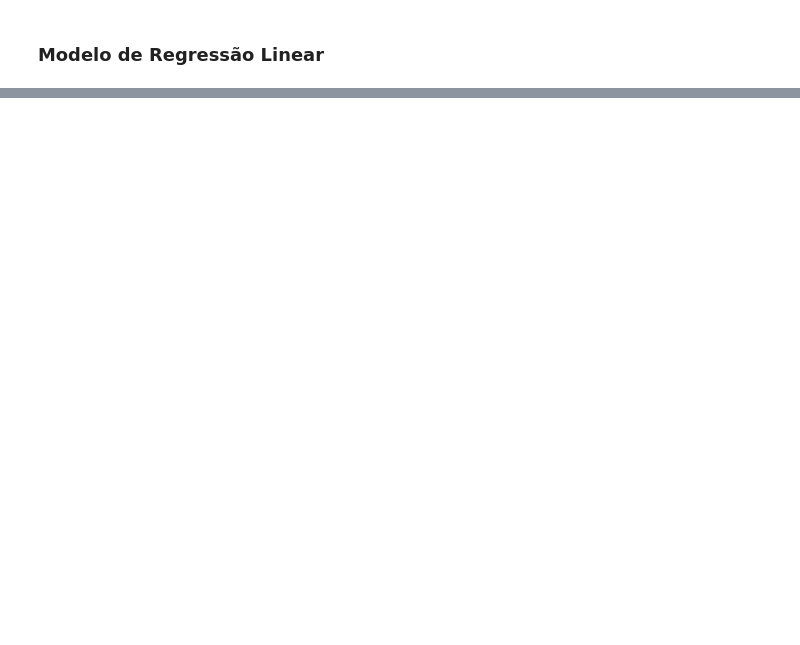
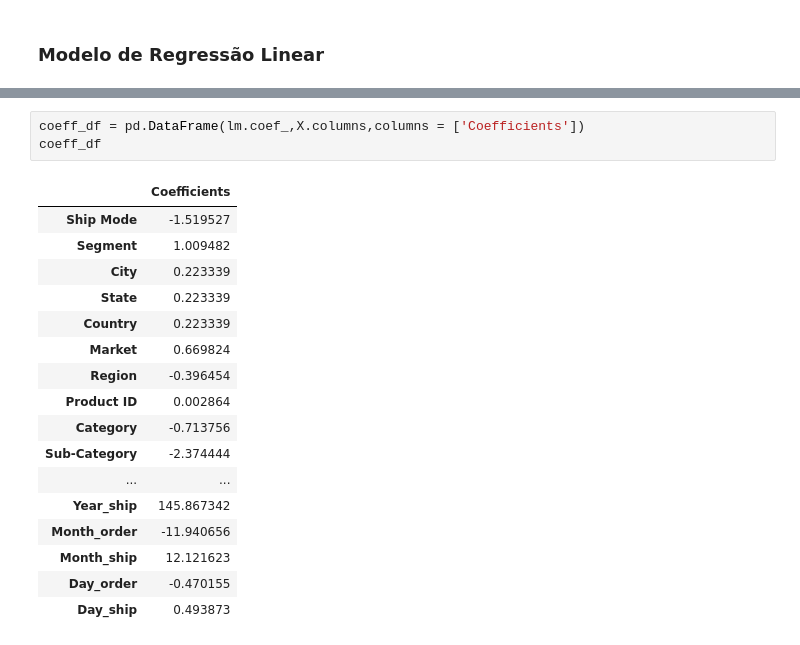
Before and after one commit to gonaloppcc/projetoDAA, a Jupyter notebook: melhor_grupo/linear_regression.ipynb, the cells around one changed output, grey strips where cells are left out. Saved outputs shown, nothing was run; the diff lists cells and outputs as text; blank space fills up the shorter version.

```diff
--- a/melhor_grupo/linear_regression.ipynb
+++ b/melhor_grupo/linear_regression.ipynb
@@ -317,0 +326,21 @@ ValueError: Unable to convert array of bytes/strings into decimal numbers with d
+# %%
+coeff_df = pd.DataFrame(lm.coef_,X.columns,columns = ['Coefficients'])
+coeff_df
+# %% [output]
+|  | Coefficients |
+| Ship Mode | -1.519527 |
+| Segment | 1.009482 |
+| City | 0.223339 |
+| State | 0.223339 |
+| Country | 0.223339 |
+| Market | 0.669824 |
+| Region | -0.396454 |
+| Product ID | 0.002864 |
+| Category | -0.713756 |
+| Sub-Category | -2.374444 |
+| ... | ... |
+| Year_ship | 145.867342 |
+| Month_order | -11.940656 |
+| Month_ship | 12.121623 |
+| Day_order | -0.470155 |
+| Day_ship | 0.493873 |
```
Also changed, not shown: parts of 7 cells of this notebook, 2 other files.
